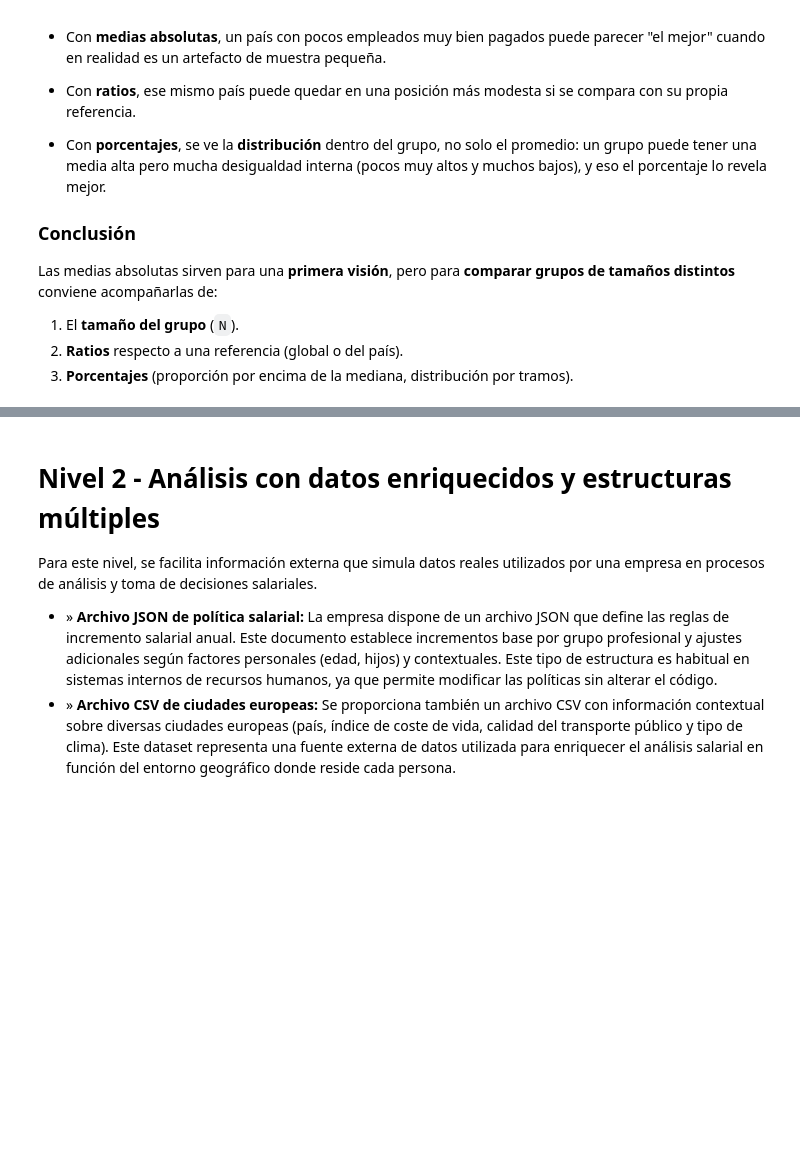
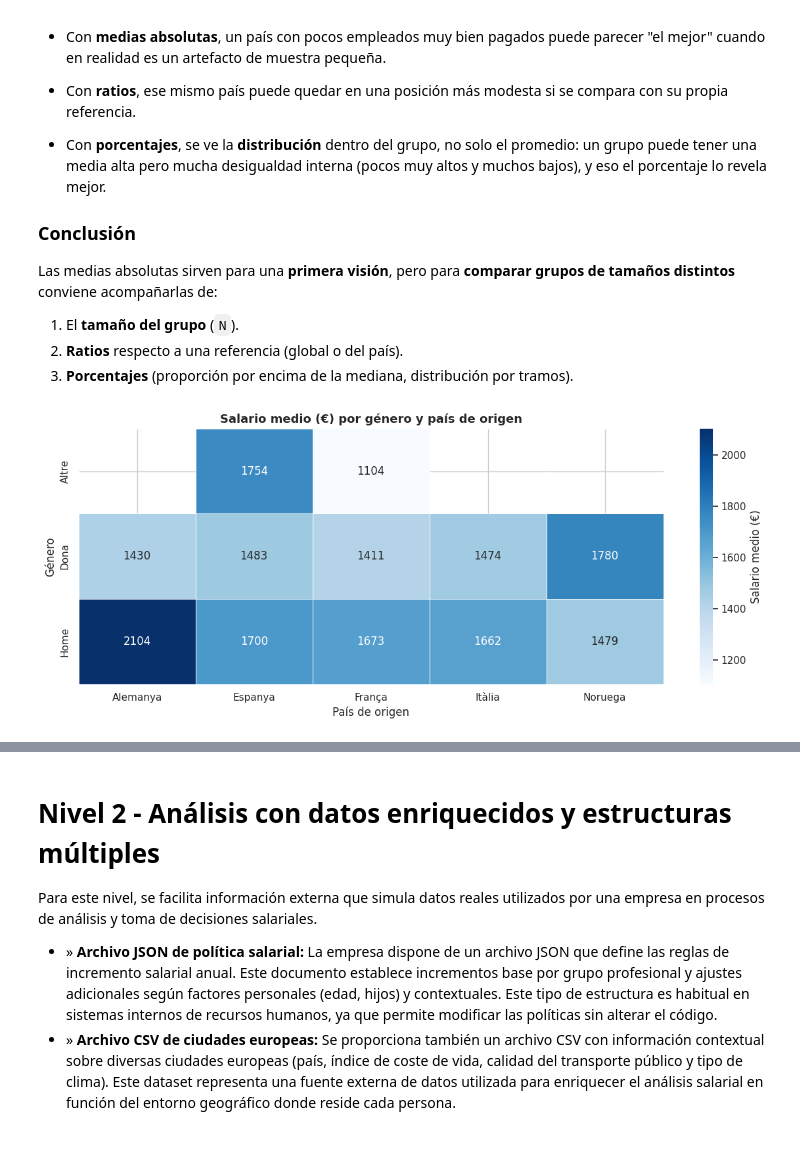
Before and after one commit to AlejandroNPereyra/Sprint-8---Data-Analysis, a Jupyter notebook: Sprint_8.ipynb, the cells around one changed output, grey strips where cells are left out. Saved outputs shown, nothing was run; the diff lists cells and outputs as text; code cells hidden in the pictures; blank space fills up the shorter version.

```diff
--- a/Sprint_8.ipynb
+++ b/Sprint_8.ipynb
@@ -1474,3 +1474,36 @@ Las medias absolutas sirven para una **primera visión**, pero para **comparar g
 1. El **tamaño del grupo** (`N`).
 2. **Ratios** respecto a una referencia (global o del país).
 3. **Porcentajes** (proporción por encima de la mediana, distribución por tramos).
+# %%
+import matplotlib.pyplot as plt
+import seaborn as sns
+
+# Estilo general
+sns.set_theme(style='whitegrid', palette='deep')
+plt.rcParams['figure.figsize'] = (10, 6)
+plt.rcParams['axes.titlesize'] = 13
+plt.rcParams['axes.titleweight'] = 'bold'
+# %%
+taula_heatmap = encuesta.pivot_table(
+    index='Gènere',
+    columns="País d'origen",
+    values='Salari mensual (€)',
+    aggfunc='mean'
+)
+
+plt.figure(figsize=(12, 5))
+sns.heatmap(
+    taula_heatmap,
+    annot=True,
+    fmt='.0f',
+    cmap='Blues',
+    linewidths=0.5,
+    cbar_kws={'label': 'Salario medio (€)'}
+)
+plt.title('Salario medio (€) por género y país de origen')
+plt.xlabel('País de origen')
+plt.ylabel('Género')
+plt.tight_layout()
+plt.show()
+# %% [output]
+[figure, added]
```
Also changed, not shown: parts of 1 cell of this notebook.
